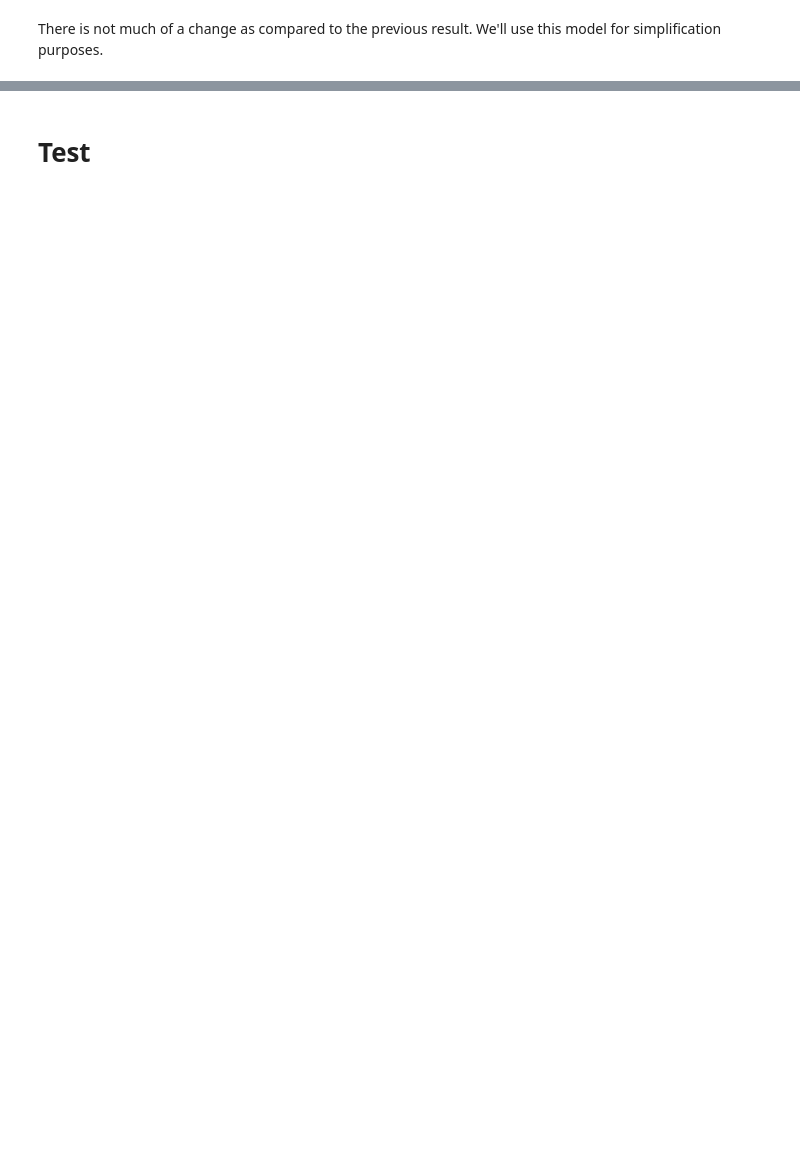
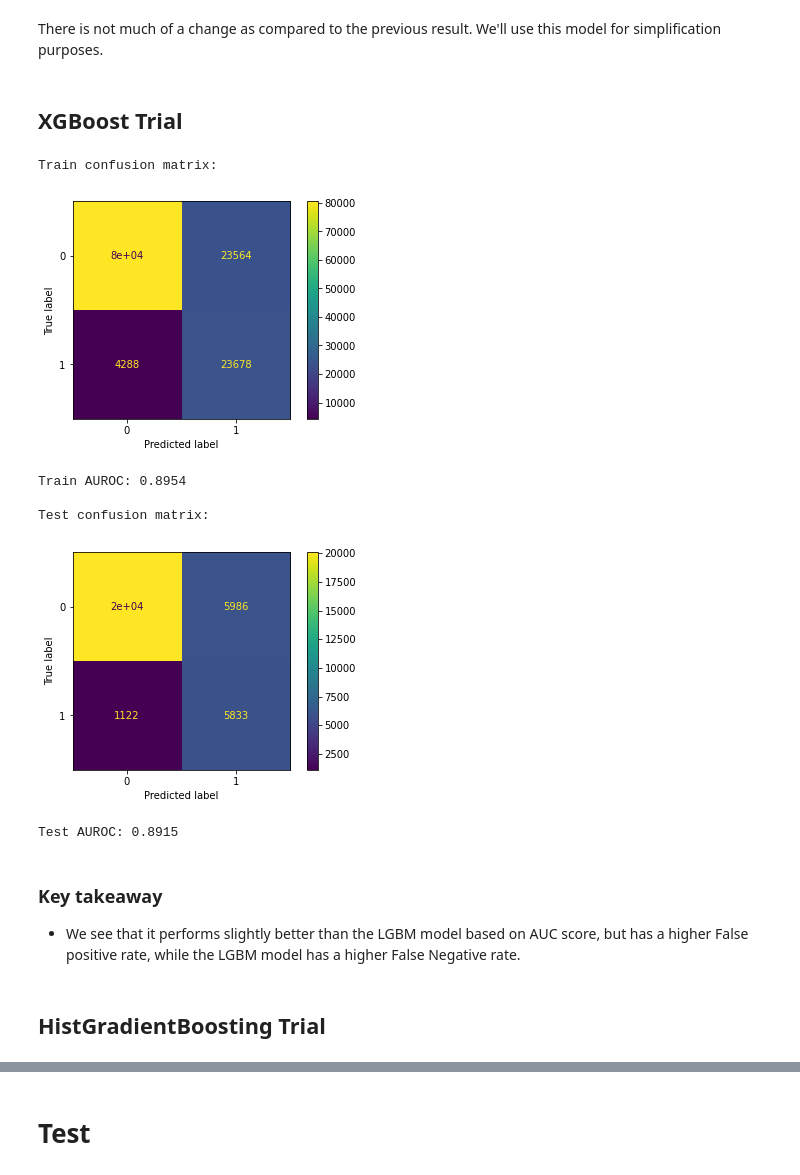
Before and after one commit to emsjoac2002/Kaggle_Playground_s4_e1, a Jupyter notebook: PS4E1.ipynb, the cells around one changed output, grey strips where cells are left out. Drawn from its saved outputs; the diff is of its cells as text; code cells hidden in the pictures; blank space fills up the shorter version.

```diff
--- a/PS4E1.ipynb
+++ b/PS4E1.ipynb
@@ -631,2 +649,4 @@ Test AUROC: 0.8912
 # %% [markdown]
 There is not much of a change as compared to the previous result. We'll use this model for simplification purposes.
+# %% [markdown]
+## XGBoost Trial
@@ -632,0 +680,46 @@ There is not much of a change as compared to the previous result. We'll use this
+# %%
+best_model = XGBClassifier(**study_xgb.best_params, verbose = -1)
+
+best_model.fit(X_train,y_train)
+
+print("Train confusion matrix:")
+
+cm = confusion_matrix(y_train, pd.Series(best_model.predict(X_train),index = y_train.index))
+
+conf_matrix = ConfusionMatrixDisplay(cm,display_labels = [0,1])
+
+conf_matrix.plot()
+
+plt.show()
+
+predictions = best_model.predict(X_test)
+
+print(f"Train AUROC: {roc_auc_score(y_train,best_model.predict_proba(X_train)[:,1]):.4f}")
+print("")
+
+print("Test confusion matrix:")
+
+cm = confusion_matrix(y_test, pd.Series(predictions,index = y_test.index))
+
+conf_matrix = ConfusionMatrixDisplay(cm,display_labels = [0,1])
+
+conf_matrix.plot()
+
+plt.show()
+
+print("")
+print(f"Test AUROC: {roc_auc_score(y_test,best_model.predict_proba(X_test)[:,1]):.4f}")
+# %% [output]
+Train confusion matrix:
+[figure, added]
+Train AUROC: 0.8954
+
+Test confusion matrix:
+[figure, added]
+Test AUROC: 0.8915
+# %% [markdown]
+### Key takeaway
+
+- We see that it performs slightly better than the LGBM model based on AUC score, but has a higher False positive rate, while the LGBM model has a higher False Negative rate.
+# %% [markdown]
+## HistGradientBoosting Trial
```
Also changed, not shown: parts of 27 cells of this notebook.
